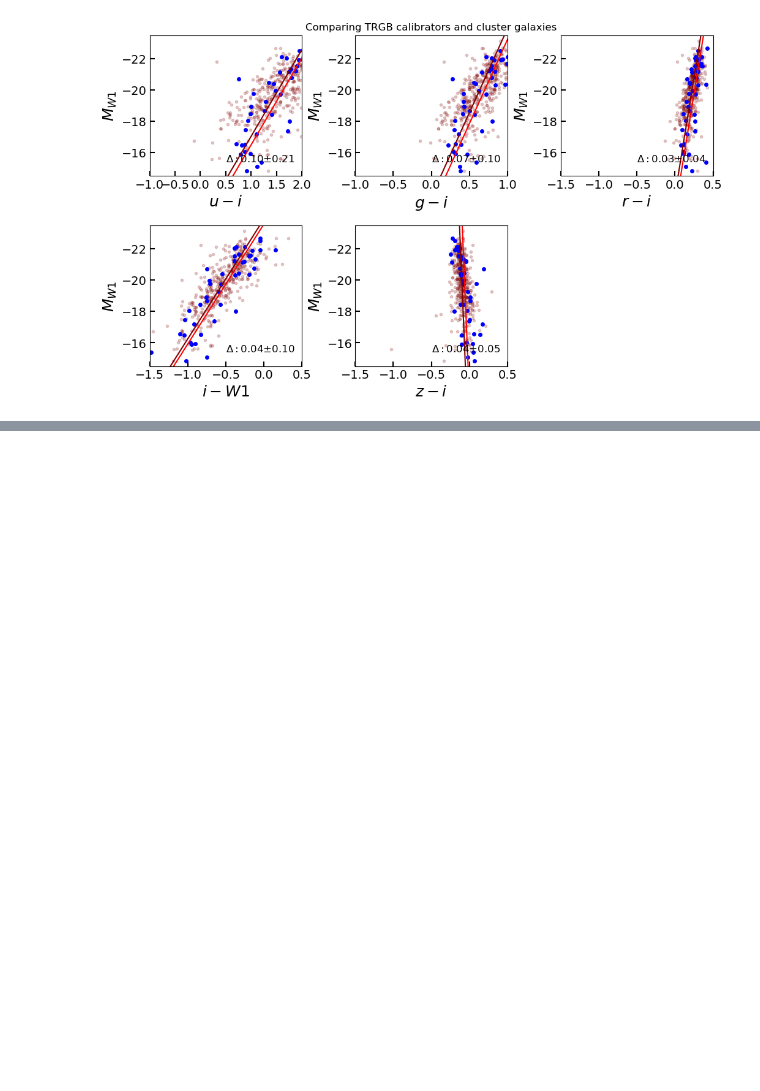
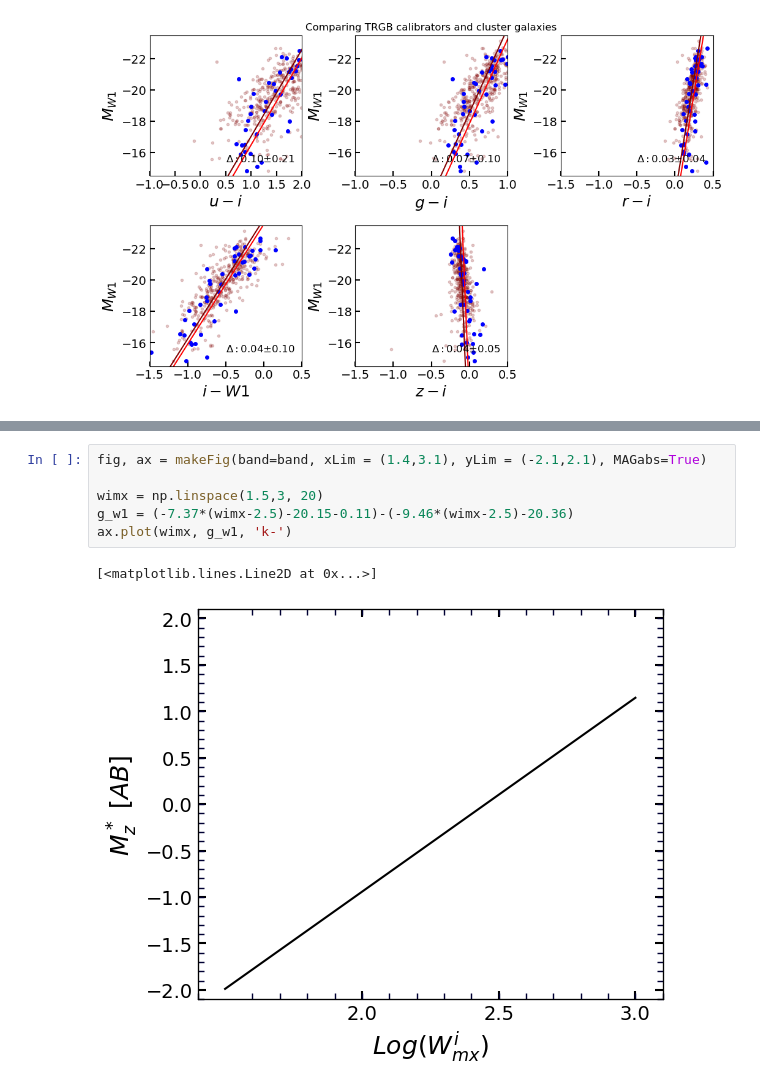
Before and after one commit to ekourkchi/TFcalibrators, a Jupyter notebook: i_clusters.ipynb, the cells around one changed output, grey strips where cells are left out. Saved outputs shown, nothing was run; the diff lists cells and outputs as text; blank space fills up the shorter version.

```diff
--- a/i_clusters.ipynb
+++ b/i_clusters.ipynb
@@ -2144,0 +2223,9 @@ plt.subplots_adjust(hspace=0.35, wspace=0.35)
+# %%
+fig, ax = makeFig(band=band, xLim = (1.4,3.1), yLim = (-2.1,2.1), MAGabs=True)
+
+wimx = np.linspace(1.5,3, 20)
+g_w1 = (-7.37*(wimx-2.5)-20.15-0.11)-(-9.46*(wimx-2.5)-20.36)
+ax.plot(wimx, g_w1, 'k-')
+# %% [output]
+[<matplotlib.lines.Line2D at 0x...>]
+[figure, added]
```
Also changed, not shown: parts of 5 cells of this notebook, 6 other files.
